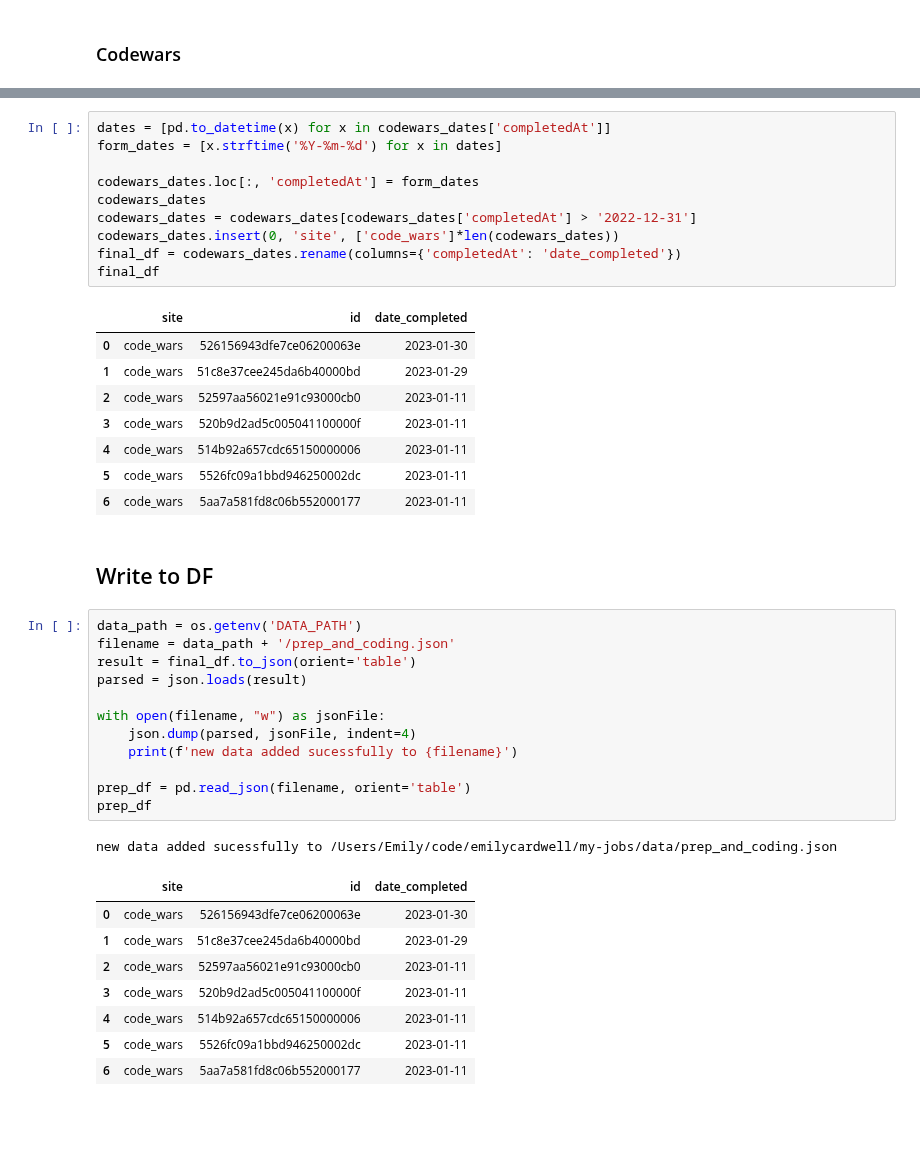
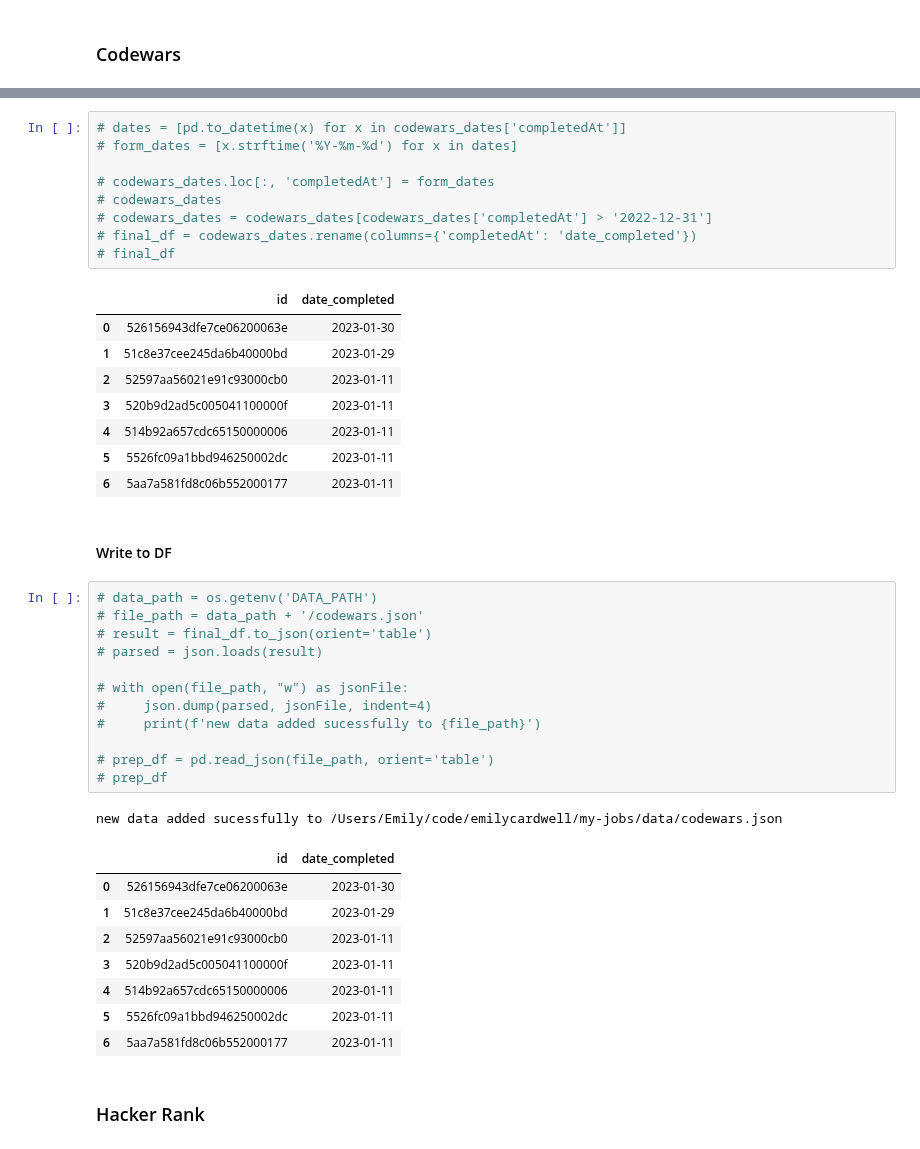
Before and after one commit to emilycardwell/my-jobs, a Jupyter notebook: jupyter_notebooks/prep_coding_editing.ipynb, the cells around one changed output, grey strips where cells are left out. Cells and saved outputs as stored; diff of their text form; blank space fills up the shorter version.

Commit message:
working on getting coding data

```diff
--- a/jupyter_notebooks/prep_coding_editing.ipynb
+++ b/jupyter_notebooks/prep_coding_editing.ipynb
@@ -38,45 +50,46 @@ codewars_dates.head(3)
 | 1 | 51c8e37cee245da6b40000bd | 2023-01-29T19:07:26.328Z |
 | 2 | 52597aa56021e91c93000cb0 | 2023-01-11T18:26:28.450Z |
 # %%
-dates = [pd.to_datetime(x) for x in codewars_dates['completedAt']]
-form_dates = [x.strftime('%Y-%m-%d') for x in dates]
+# dates = [pd.to_datetime(x) for x in codewars_dates['completedAt']]
+# form_dates = [x.strftime('%Y-%m-%d') for x in dates]
 
-codewars_dates.loc[:, 'completedAt'] = form_dates
-codewars_dates
-codewars_dates = codewars_dates[codewars_dates['completedAt'] > '2022-12-31']
-codewars_dates.insert(0, 'site', ['code_wars']*len(codewars_dates))
-final_df = codewars_dates.rename(columns={'completedAt': 'date_completed'})
-final_df
+# codewars_dates.loc[:, 'completedAt'] = form_dates
+# codewars_dates
+# codewars_dates = codewars_dates[codewars_dates['completedAt'] > '2022-12-31']
+# final_df = codewars_dates.rename(columns={'completedAt': 'date_completed'})
+# final_df
 # %% [output]
-|  | site | id | date_completed |
-| 0 | code_wars | 526156943dfe7ce06200063e | 2023-01-30 |
-| 1 | code_wars | 51c8e37cee245da6b40000bd | 2023-01-29 |
-| 2 | code_wars | 52597aa56021e91c93000cb0 | 2023-01-11 |
-| 3 | code_wars | 520b9d2ad5c005041100000f | 2023-01-11 |
-| 4 | code_wars | 514b92a657cdc65150000006 | 2023-01-11 |
-| 5 | code_wars | 5526fc09a1bbd946250002dc | 2023-01-11 |
-| 6 | code_wars | 5aa7a581fd8c06b552000177 | 2023-01-11 |
+|  | id | date_completed |
+| 0 | 526156943dfe7ce06200063e | 2023-01-30 |
+| 1 | 51c8e37cee245da6b40000bd | 2023-01-29 |
+| 2 | 52597aa56021e91c93000cb0 | 2023-01-11 |
+| 3 | 520b9d2ad5c005041100000f | 2023-01-11 |
+| 4 | 514b92a657cdc65150000006 | 2023-01-11 |
+| 5 | 5526fc09a1bbd946250002dc | 2023-01-11 |
+| 6 | 5aa7a581fd8c06b552000177 | 2023-01-11 |
 # %% [markdown]
-## Write to DF
+#### Write to DF
 # %%
-data_path = os.getenv('DATA_PATH')
-filename = data_path + '/prep_and_coding.json'
-result = final_df.to_json(orient='table')
-parsed = json.loads(result)
+# data_path = os.getenv('DATA_PATH')
+# file_path = data_path + '/codewars.json'
+# result = final_df.to_json(orient='table')
+# parsed = json.loads(result)
 
-with open(filename, "w") as jsonFile:
-    json.dump(parsed, jsonFile, indent=4)
-    print(f'new data added sucessfully to {filename}')
+# with open(file_path, "w") as jsonFile:
+#     json.dump(parsed, jsonFile, indent=4)
+#     print(f'new data added sucessfully to {file_path}')
 
-prep_df = pd.read_json(filename, orient='table')
-prep_df
+# prep_df = pd.read_json(file_path, orient='table')
+# prep_df
 # %% [output]
-new data added sucessfully to /Users/Emily/code/emilycardwell/my-jobs/data/prep_and_coding.json
+new data added sucessfully to /Users/Emily/code/emilycardwell/my-jobs/data/codewars.json
-|  | site | id | date_completed |
-| 0 | code_wars | 526156943dfe7ce06200063e | 2023-01-30 |
-| 1 | code_wars | 51c8e37cee245da6b40000bd | 2023-01-29 |
-| 2 | code_wars | 52597aa56021e91c93000cb0 | 2023-01-11 |
-| 3 | code_wars | 520b9d2ad5c005041100000f | 2023-01-11 |
-| 4 | code_wars | 514b92a657cdc65150000006 | 2023-01-11 |
-| 5 | code_wars | 5526fc09a1bbd946250002dc | 2023-01-11 |
-| 6 | code_wars | 5aa7a581fd8c06b552000177 | 2023-01-11 |
+|  | id | date_completed |
+| 0 | 526156943dfe7ce06200063e | 2023-01-30 |
+| 1 | 51c8e37cee245da6b40000bd | 2023-01-29 |
+| 2 | 52597aa56021e91c93000cb0 | 2023-01-11 |
+| 3 | 520b9d2ad5c005041100000f | 2023-01-11 |
+| 4 | 514b92a657cdc65150000006 | 2023-01-11 |
+| 5 | 5526fc09a1bbd946250002dc | 2023-01-11 |
+| 6 | 5aa7a581fd8c06b552000177 | 2023-01-11 |
+# %% [markdown]
+### Hacker Rank
```
Also changed, not shown: parts of 22 cells of this notebook, 5 other files.
